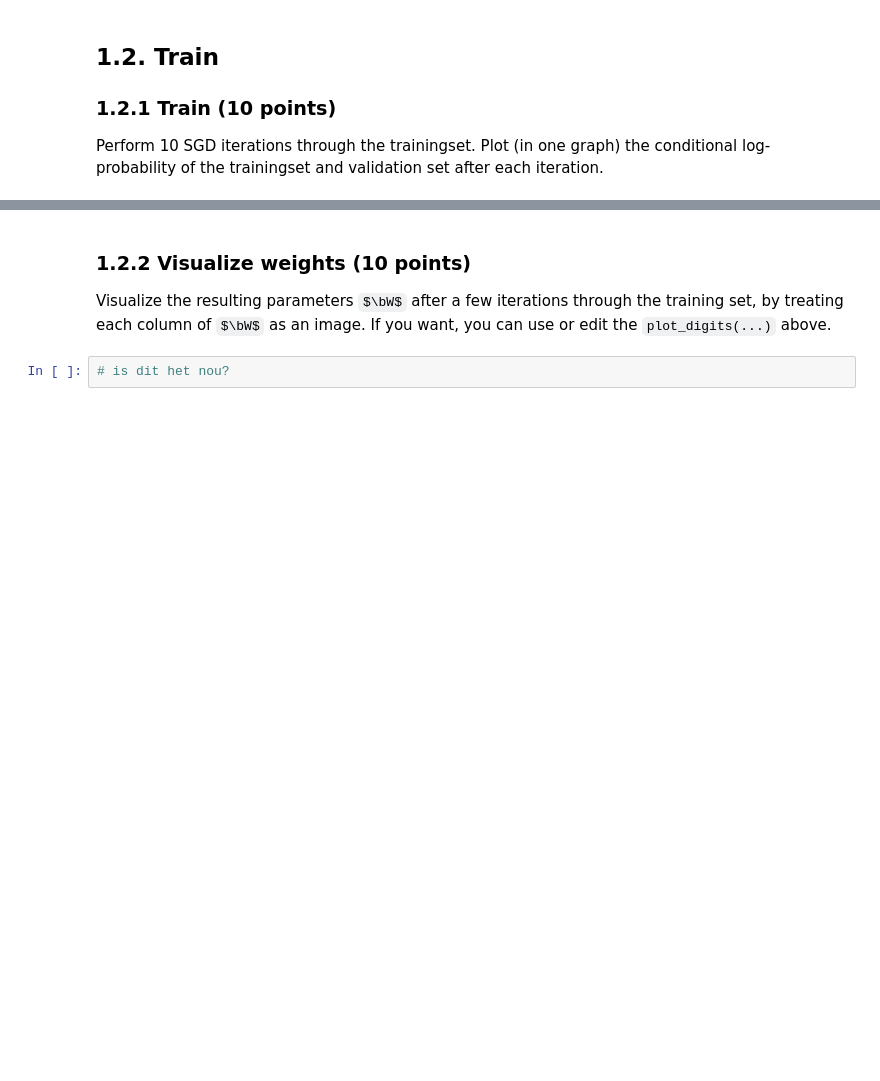
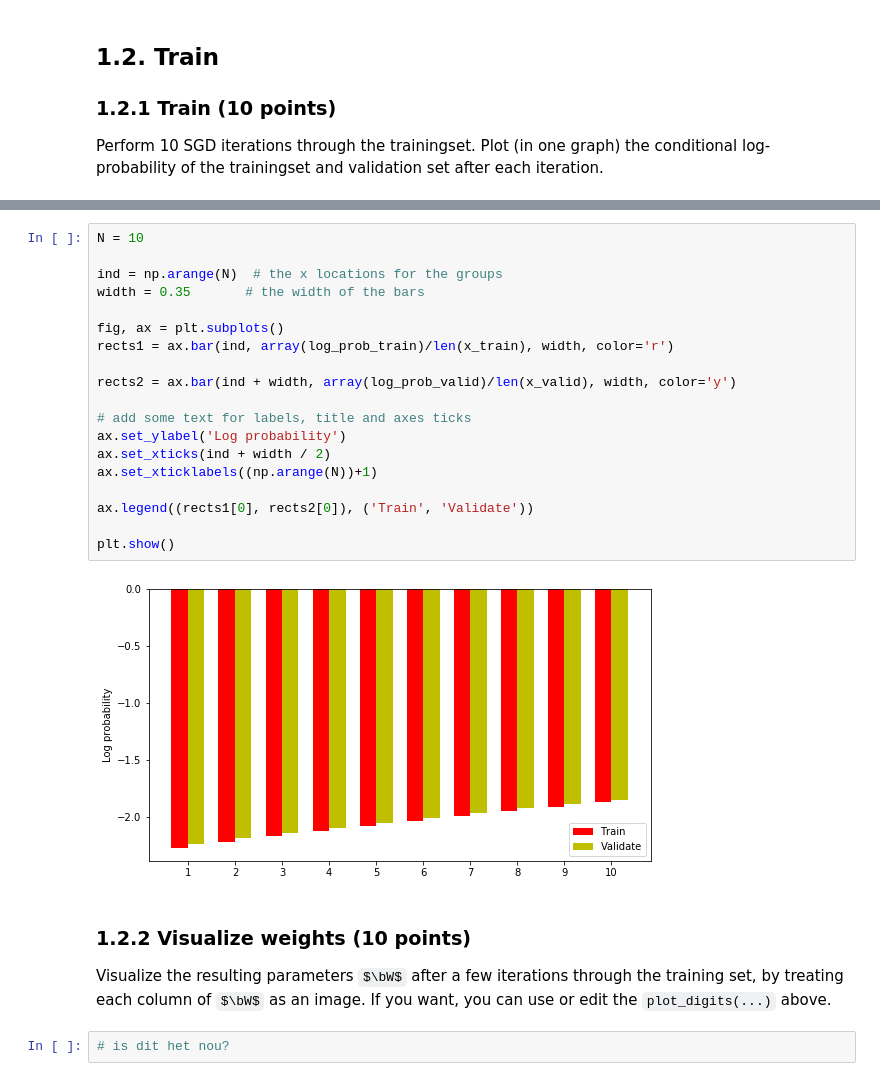
Before and after one commit to hammond756/ml1labs, a Jupyter notebook: lab2.ipynb, the cells around one changed output, grey strips where cells are left out. Cells and saved outputs as stored; diff of their text form; some formulas as TeX source; blank space fills up the shorter version.

```diff
--- a/lab2.ipynb
+++ b/lab2.ipynb
@@ -443,3 +446,24 @@ plt.show()
+# %%
+N = 10
+
+ind = np.arange(N)  # the x locations for the groups
+width = 0.35       # the width of the bars
+
+fig, ax = plt.subplots()
+rects1 = ax.bar(ind, array(log_prob_train)/len(x_train), width, color='r')
+
+rects2 = ax.bar(ind + width, array(log_prob_valid)/len(x_valid), width, color='y')
+
+# add some text for labels, title and axes ticks
+ax.set_ylabel('Log probability')
+ax.set_xticks(ind + width / 2)
+ax.set_xticklabels((np.arange(N))+1)
+
+ax.legend((rects1[0], rects2[0]), ('Train', 'Validate'))
+
+plt.show()
+# %% [output]
+[figure, added]
 # %% [markdown]
 ### 1.2.2 Visualize weights (10 points)
 Visualize the resulting parameters $\bW$ after a few iterations through the training set, by treating each column of $\bW$ as an image. If you want, you can use or edit the `plot_digits(...)` above.
```
Also changed, not shown: parts of 8 cells of this notebook.
